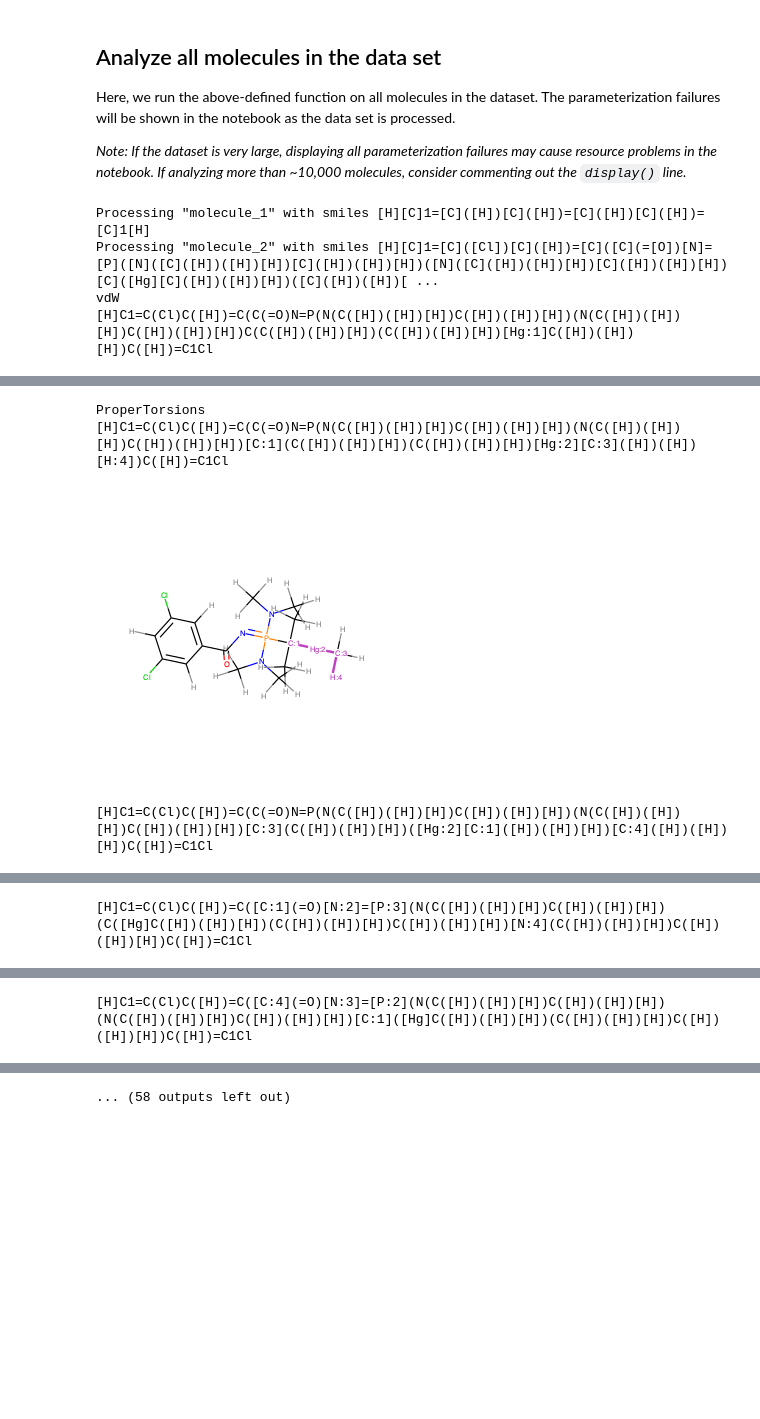
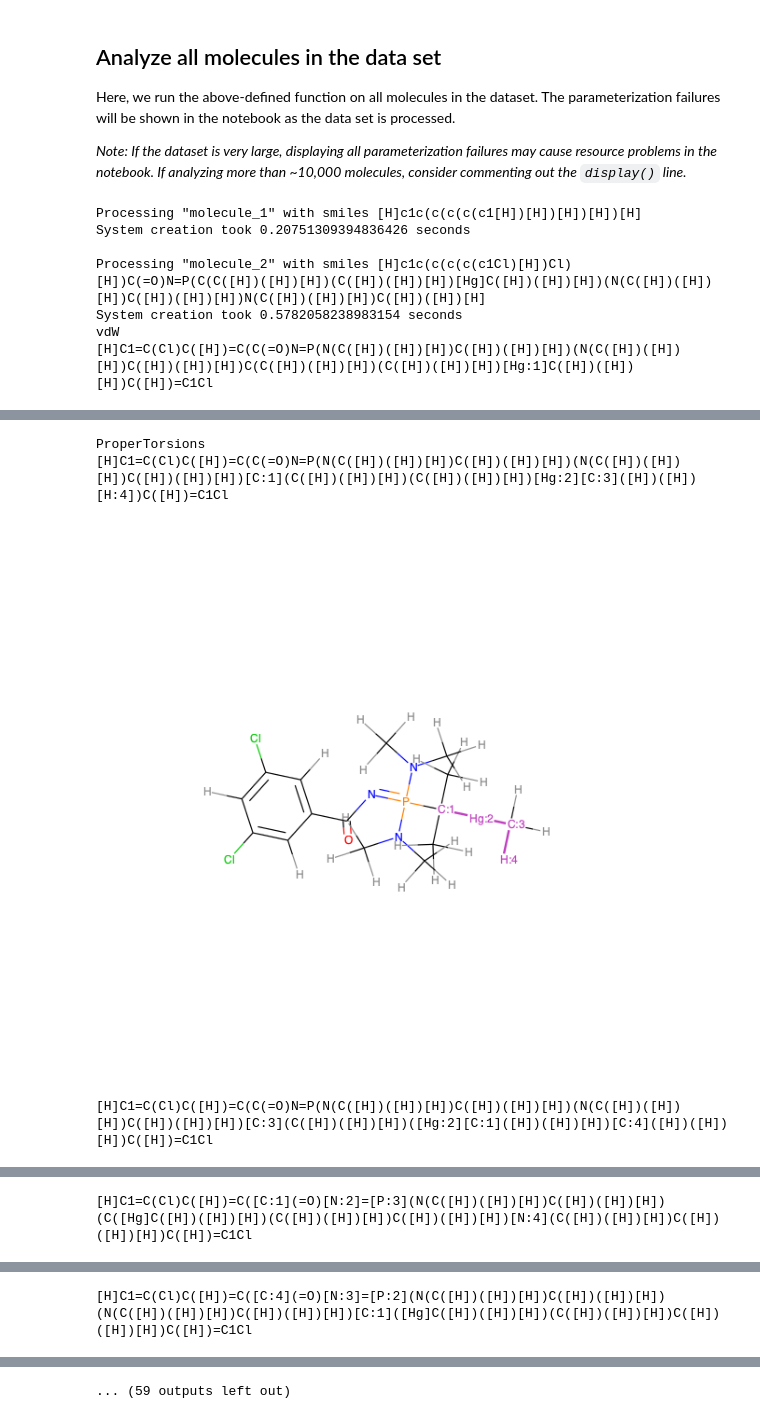
Before and after one commit to openforcefield/openff-toolkit, a Jupyter notebook: examples/check_dataset_parameter_coverage/check_parameter_coverage.ipynb, the cells around one changed output, grey strips where cells are left out. Saved outputs shown, nothing was run; the diff lists cells and outputs as text; code cells hidden in the pictures; blank space fills up the shorter version.

Commit message:
Clean up notebook, add larger problematic SMILES dataset for testing

```diff
--- a/examples/check_dataset_parameter_coverage/check_parameter_coverage.ipynb
+++ b/examples/check_dataset_parameter_coverage/check_parameter_coverage.ipynb
@@ -89,7 +88,8 @@ def report_missing_parameters(molecule, forcefield):
     forcefield = deepcopy(forcefield)
     molecule = deepcopy(molecule)
 
-    # Set partial charges to placeholder values so that we can skip AM1-BCC during parameterization
+    # Set partial charges to placeholder values so that we can skip AM1-BCC
+    # during parameterization
     molecule.partial_charges = (np.zeros(molecule.n_atoms) + 0.1) * unit.elementary_charge
 
     # Prepare dictionary to catch parameterization failure info
@@ -99,18 +99,22 @@ def report_missing_parameters(molecule, forcefield):
     while not(success):
         # Try to parameterize the system, catching the exception if there is one.
         try:
+            time_i = time.time()
             forcefield.create_openmm_system(molecule.to_topology(),
                                     charge_from_molecules=[molecule])
+            print(f'System creation took {time.time()-time_i} seconds')
             success = True
         except UnassignedValenceParameterException as e:
             success = False
 
-            # Ensure that there is a list initialized for missing parameters under this tagname
+            # Ensure that there is a list initialized for missing parameters
+            # under this tagname
             handler_tagname = e.handler_class._TAGNAME
             if handler_tagname not in missing_params:
                 missing_params[handler_tagname] = []
 
-            # Create a shortcut to the topology atom tuples attached to the parametrization error
+            # Create a shortcut to the topology atom tuples attached to
+            # the parametrization error
             top_atom_tuples =  e.unassigned_topology_atom_tuples
 
             # Make a summary of the missing parameters from this attempt and add it to
@@ -128,9 +132,12 @@ def report_missing_parameters(molecule, forcefield):
                     rdatom.SetAtomMapNum(tag_idx+1)
                 tagged_smiles = Chem.MolToSmiles(this_rdmol)
 
-                # Create a 2D drawing of the molecule, highlighting the parametrization failure
+                # Create a 2D drawing of the molecule, highlighting the
+                # parametrization failure
                 high_atom_map = {i:bright_purple_rgb for i in atom_indices}
-                image = Draw.MolToImage(this_rdmol, highlightMap=high_atom_map)
+                image = Draw.MolToImage(this_rdmol,
+                                        highlightMap=high_atom_map,
+                                       size=(600,600))
 
                 # Structure and append the relevant info to the missing_params dictionary
                 param_description = {'atom_indices': atom_indices,
@@ -197,6 +185,7 @@ Here, we run the above-defined function on all molecules in the dataset. The par
 
 _Note: If the dataset is very large, displaying all parameterization failures may cause resource problems in the notebook. If analyzing more than ~10,000 molecules, consider commenting out the `display()` line._
 # %%
+start_time = time.time()
 forcefield = ForceField('smirnoff99Frosst-1.1.0.offxml')
 
 results = {}
@@ -204,9 +193,10 @@ results = {}
 for mol_idx, molecule in enumerate(molecules):
     # Prepare a title for this molecule
     if molecule.name is '':
-        mol_name = f'molecule_{mol_idx}'
+        mol_name = f'molecule_{mol_idx+1}'
     else:
         mol_name = molecule.name
+    print()
     print(f'Processing "{mol_name}" with smiles {molecule.to_smiles()}')
 
     # Analyze missing parameters
@@ -217,8 +207,13 @@ for mol_idx, molecule in enumerate(molecules):
         for missing_param in missing_tag_params:
             print(missing_param['tagged_smiles'])
             display(missing_param['image'])
+
+print(f'Processing {len(molecules)} molecules took {time.time()-start_time} seconds')
 # %% [output]
-Processing "molecule_1" with smiles [H][C]1=[C]([H])[C]([H])=[C]([H])[C]([H])=[C]1[H]
-Processing "molecule_2" with smiles [H][C]1=[C]([Cl])[C]([H])=[C]([C](=[O])[N]=[P]([N]([C]([H])([H])[H])[C]([H])([H])[H])([N]([C]([H])([H])[H])[C]([H])([H])[H])[C]([Hg][C]([H])([H])[H])([C]([H])([H])[ ...
+Processing "molecule_1" with smiles [H]c1c(c(c(c(c1[H])[H])[H])[H])[H]
+System creation took 0.20751309394836426 seconds
+
+Processing "molecule_2" with smiles [H]c1c(c(c(c(c1Cl)[H])Cl)[H])C(=O)N=P(C(C([H])([H])[H])(C([H])([H])[H])[Hg]C([H])([H])[H])(N(C([H])([H])[H])C([H])([H])[H])N(C([H])([H])[H])C([H])([H])[H]
+System creation took 0.5782058238983154 seconds
 vdW
 [H]C1=C(Cl)C([H])=C(C(=O)N=P(N(C([H])([H])[H])C([H])([H])[H])(N(C([H])([H])[H])C([H])([H])[H])C(C([H])([H])[H])(C([H])([H])[H])[Hg:1]C([H])([H])[H])C([H])=C1Cl
@@ -226,4 +221,4 @@ vdW
 ProperTorsions
 [H]C1=C(Cl)C([H])=C(C(=O)N=P(N(C([H])([H])[H])C([H])([H])[H])(N(C([H])([H])[H])C([H])([H])[H])[C:1](C([H])([H])[H])(C([H])([H])[H])[Hg:2][C:3]([H])([H])[H:4])C([H])=C1Cl
-[figure, old version]
+[figure, new version]
 [H]C1=C(Cl)C([H])=C(C(=O)N=P(N(C([H])([H])[H])C([H])([H])[H])(N(C([H])([H])[H])C([H])([H])[H])[C:3](C([H])([H])[H])([Hg:2][C:1]([H])([H])[H])[C:4]([H])([H])[H])C([H])=C1Cl
@@ -237,2 +232,2 @@ ProperTorsions
-... (58 outputs left out)
+... (59 outputs left out)
 # %% [markdown]
```
Also changed, not shown: parts of 10 cells of this notebook, 1 other file.
